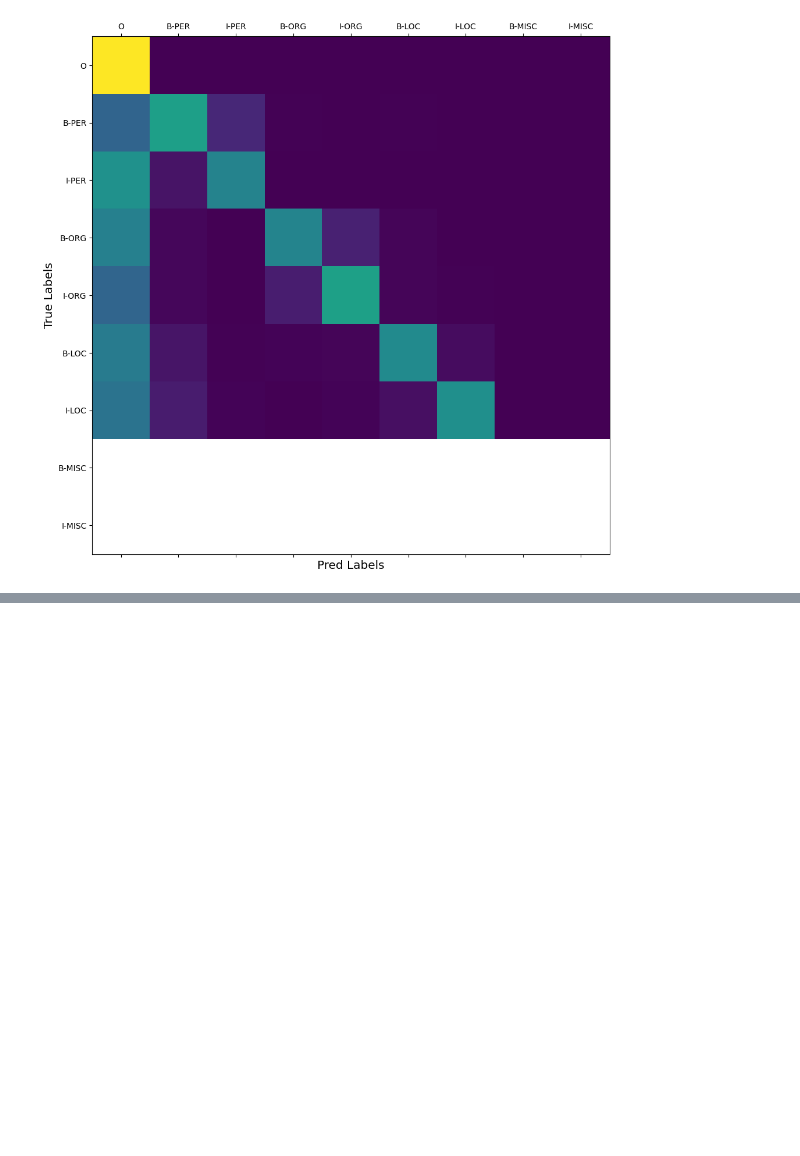
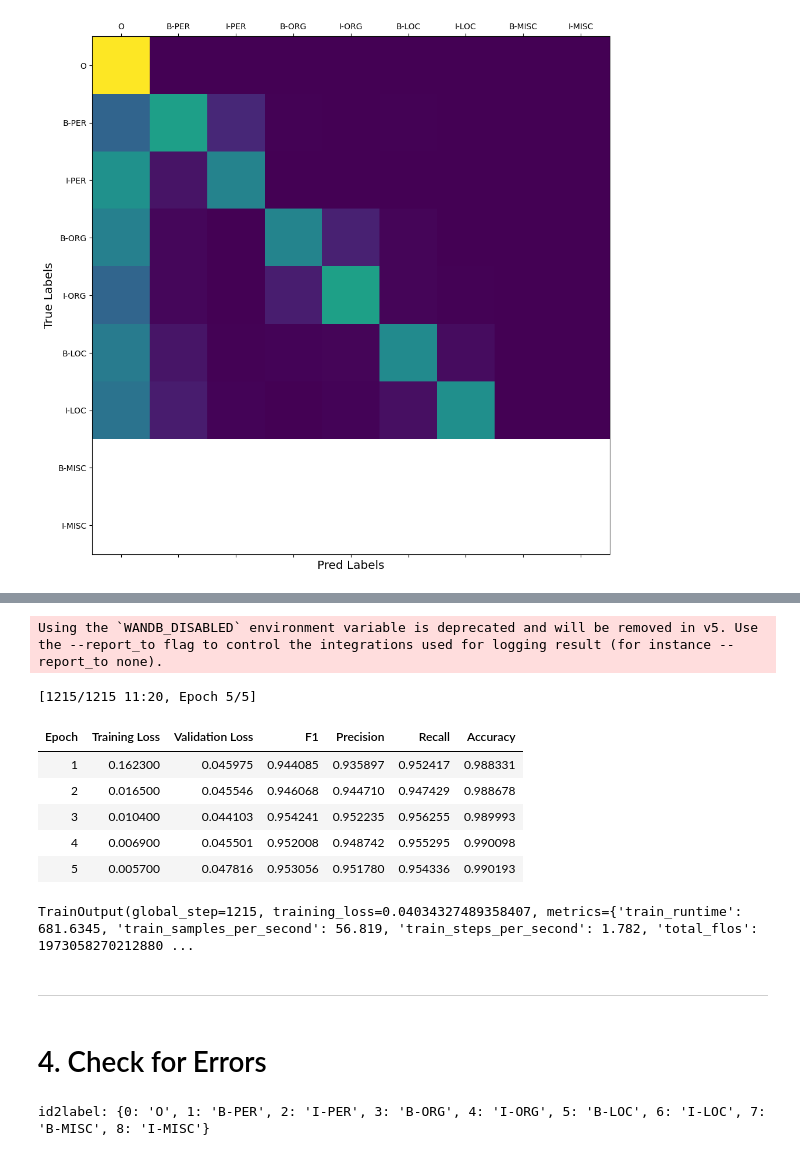
Before and after one commit to LiliyaKazykhanova/SF_DS, a Jupyter notebook: NLP_PROJECTS/PROJECT_4/project/project-4-token-classification.ipynb, the cells around one changed output, grey strips where cells are left out. Saved outputs shown, nothing was run; the diff lists cells and outputs as text; code cells hidden in the pictures; blank space fills up the shorter version.

```diff
--- a/NLP_PROJECTS/PROJECT_4/project/project-4-token-classification.ipynb
+++ b/NLP_PROJECTS/PROJECT_4/project/project-4-token-classification.ipynb
@@ -536,8 +481,8 @@ Training and Evaluating process:
     - The model will be evaluated by creating the **confusion matrix**. The confusion matrix will show the missmatch between the true labels and the predicted ones. First we create a tensor of size `(num_labels, num_labels)` in which we will store the results. Then, for each batch in the test dataset we will compare the true label with the predicted one and store it in the confusion matrix.
 # %%
 # batch the train data so that each batch contains 16 examples (using 'batch_size')
-train_data = torch.utils.data.DataLoader(load_json_dataset['train'], batch_size=16) #collate_fn=data_collator)
-test_data = torch.utils.data.DataLoader(load_json_dataset['val'], batch_size=16)#, collate_fn=data_collator)
+train_data = torch.utils.data.DataLoader(final_dataset['train'], batch_size=16) #collate_fn=data_collator)
+test_data = torch.utils.data.DataLoader(final_dataset['val'], batch_size=16) #,collate_fn=data_collator)
 # %%
 for batch in train_data:
     break
@@ -748,0 +780,8 @@ Based on the confusion matrix for each tag we can conclude that:
+# %%
+# TRAINING HYPERPARAMS
+BATCH_SIZE = 16
+NUM_EPOCHS = 5
+LR = 1e-5 #1e-5
+WD = 0.01
+# GRAD_ACC = 2
+WARMUP = 0.1
@@ -748,0 +819,39 @@ Based on the confusion matrix for each tag we can conclude that:
+# %%
+training_args = TrainingArguments(
+    "bert-finetuned-ner",
+    evaluation_strategy = "epoch",
+    logging_strategy = "epoch",
+    save_strategy = "epoch",
+    learning_rate=LR,
+    per_device_train_batch_size=BATCH_SIZE,
+    per_device_eval_batch_size=BATCH_SIZE,
+    num_train_epochs=NUM_EPOCHS,
+    weight_decay=WD,
+#     gradient_accumulation_steps=GRAD_ACC,
+#     warmup_ratio=WARMUP,
+#     fp16 = True
+)
+# %% [output]
+Using the `WANDB_DISABLED` environment variable is deprecated and will be removed in v5. Use the --report_to flag to control the integrations used for logging result (for instance --report_to none).
+# %%
+trainer = Trainer(
+    model=model,
+    args=training_args,
+    train_dataset=tokenized_datasets["train"],#load_json_dataset["train"],
+    eval_dataset=tokenized_datasets["val"],#load_json_dataset["val"],
+    data_collator=data_collator,
+    tokenizer=tokenizer,
+    compute_metrics=compute_metrics
+)
+# %%
+# 03/09/2024
+trainer.train()
+# %% [output]
+[1215/1215 11:20, Epoch 5/5]
+| Epoch | Training Loss | Validation Loss | F1 | Precision | Recall | Accuracy |
+| 1 | 0.162300 | 0.045975 | 0.944085 | 0.935897 | 0.952417 | 0.988331 |
+| 2 | 0.016500 | 0.045546 | 0.946068 | 0.944710 | 0.947429 | 0.988678 |
+| 3 | 0.010400 | 0.044103 | 0.954241 | 0.952235 | 0.956255 | 0.989993 |
+| 4 | 0.006900 | 0.045501 | 0.952008 | 0.948742 | 0.955295 | 0.990098 |
+| 5 | 0.005700 | 0.047816 | 0.953056 | 0.951780 | 0.954336 | 0.990193 |
+TrainOutput(global_step=1215, training_loss=0.04034327489358407, metrics={'train_runtime': 681.6345, 'train_samples_per_second': 56.819, 'train_steps_per_second': 1.782, 'total_flos': 1973058270212880 ...
@@ -748,0 +863,4 @@ Based on the confusion matrix for each tag we can conclude that:
+# %% [markdown]
+***
+# %% [markdown]
+# 4. Check for Errors
@@ -748,0 +869,5 @@ Based on the confusion matrix for each tag we can conclude that:
+# %%
+id2label = model.config.id2label
+print(f"id2label: {id2label}")
+# %% [output]
+id2label: {0: 'O', 1: 'B-PER', 2: 'I-PER', 3: 'B-ORG', 4: 'I-ORG', 5: 'B-LOC', 6: 'I-LOC', 7: 'B-MISC', 8: 'I-MISC'}
```
Also changed, not shown: parts of 37 cells of this notebook, 1 other file.
